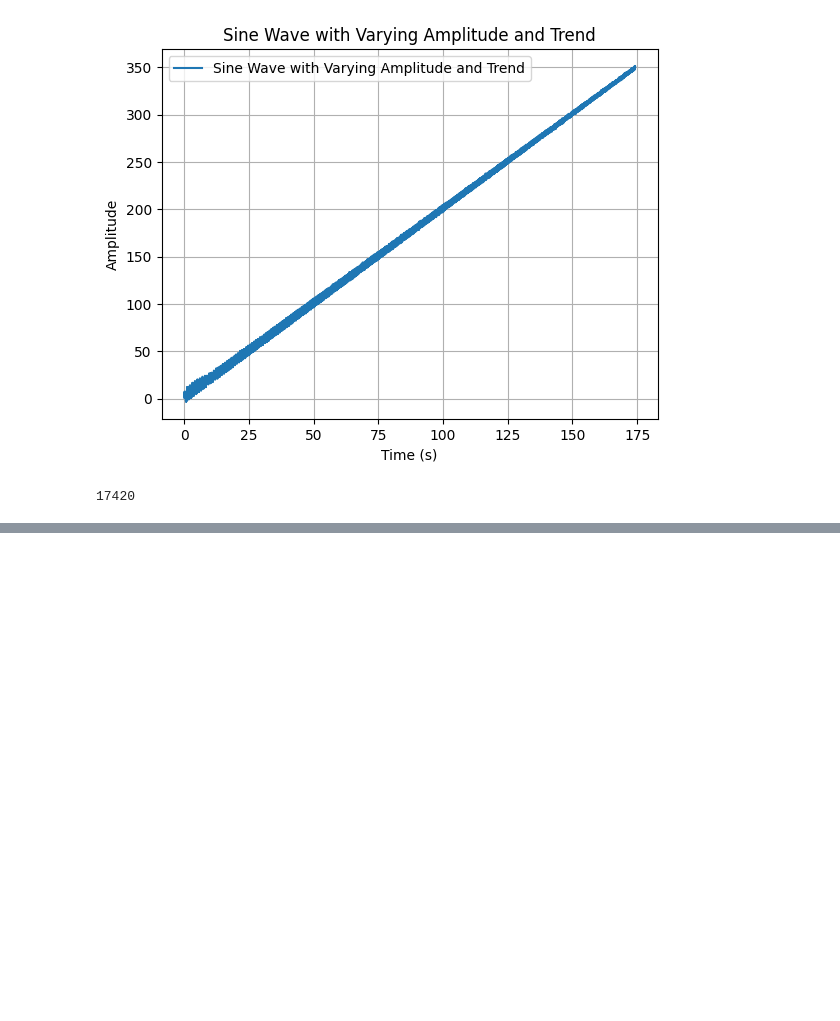
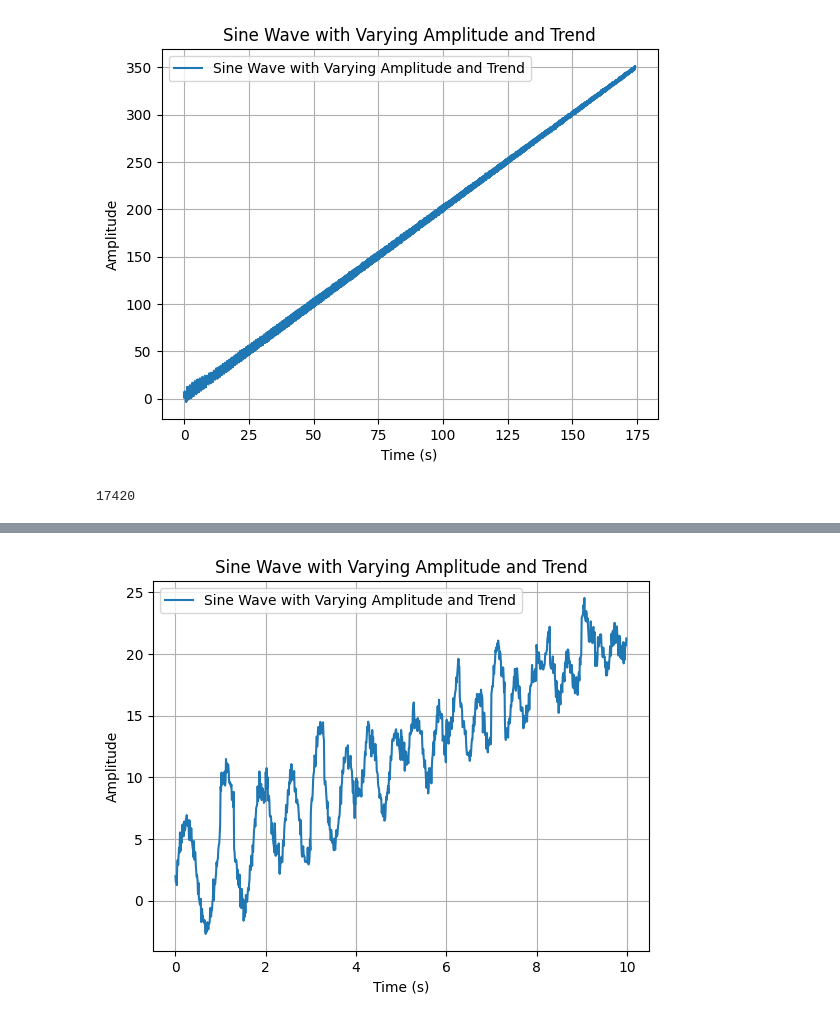
Before and after one commit to LiSiruiRay/Autoformer, a Jupyter notebook: Untitled.ipynb, the cells around one changed output, grey strips where cells are left out. Drawn from its saved outputs; the diff is of its cells as text; code cells hidden in the pictures; blank space fills up the shorter version.

```diff
--- a/Untitled.ipynb
+++ b/Untitled.ipynb
@@ -45,0 +79,4 @@ len(result)
+# %%
+to_replace = get_sin(num_points = 1000)
+# %% [output]
+[figure, added]
```
Also changed, not shown: parts of 11 cells of this notebook, 1 other file.
